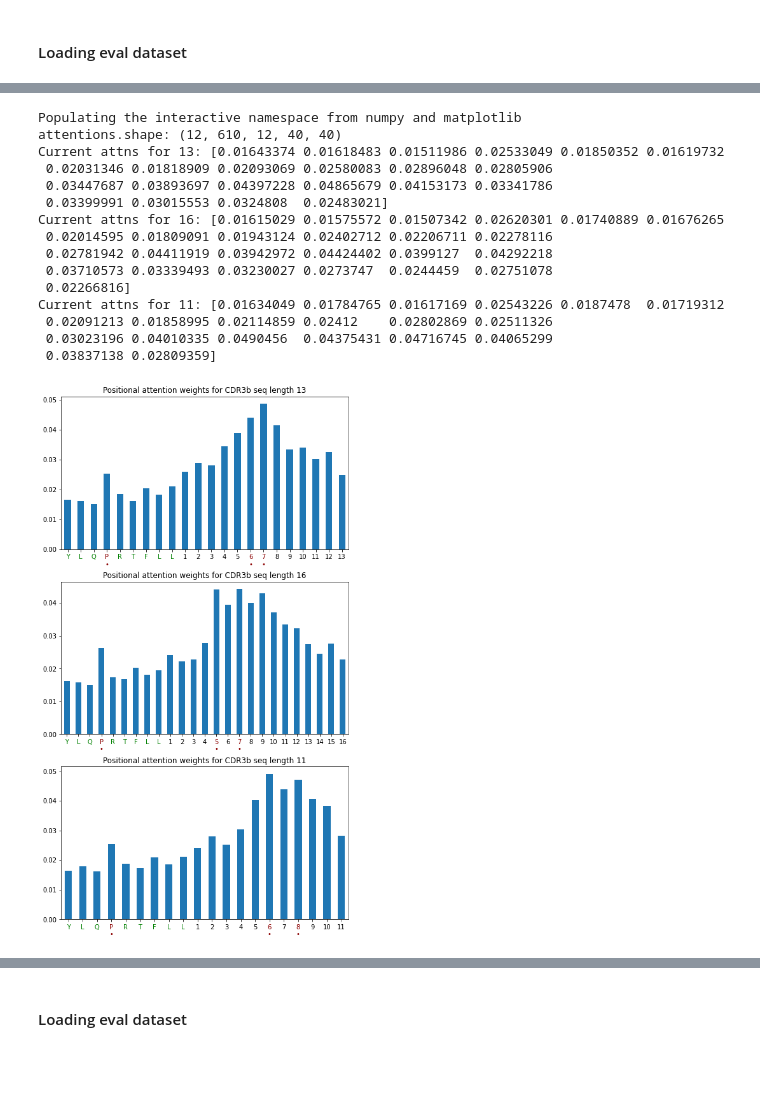
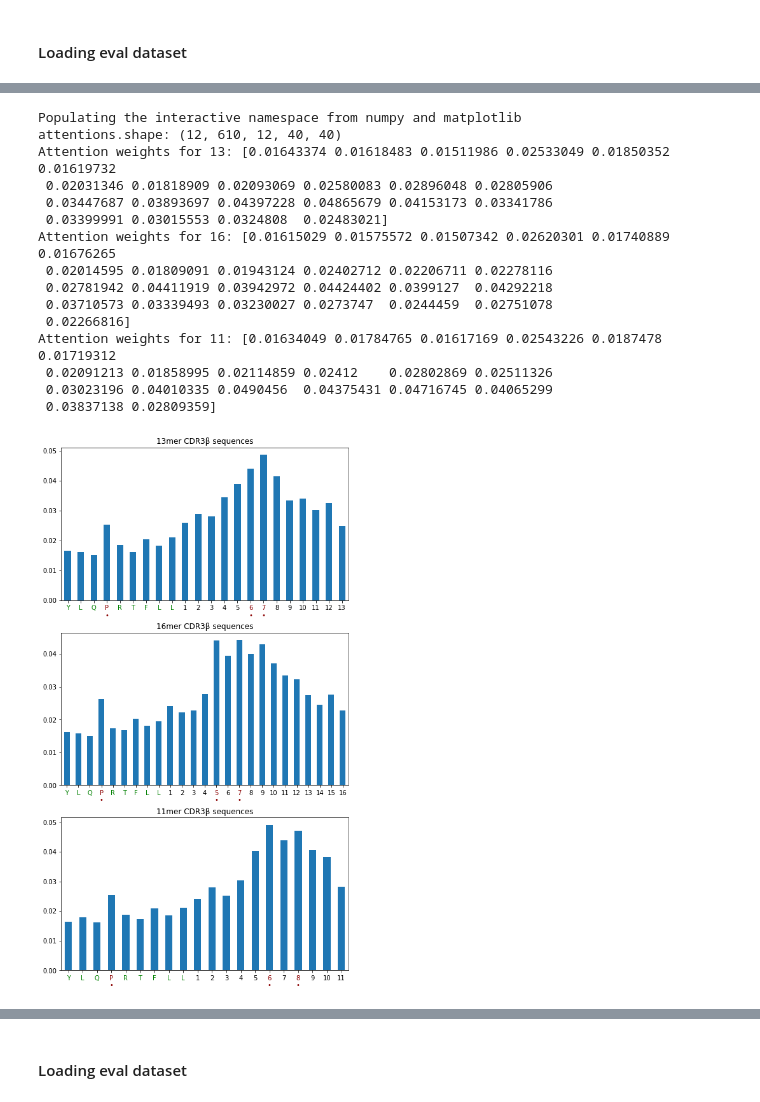
Before and after one commit to luseedbio/TCRBert, a Jupyter notebook: notebook/experiment.ipynb, the cells around one changed output, grey strips where cells are left out. Saved outputs shown, nothing was run; the diff lists cells and outputs as text; code cells hidden in the pictures; blank space fills up the shorter version.

```diff
--- a/notebook/exp1.ipynb
+++ b/notebook/experiment.ipynb
@@ -434,7 +415,8 @@ lens = np.array(lens)
 cnts = np.array(cnts)
 ax = sns.barplot(x=lens, y=cnts, color='blue')
 ax.set_title('Length distribution of postives')
-ax.set_xlabel('Length')
+ax.set_xlabel('CDR3β sequence length')
+ax.set_ylabel('# of positives')
 
 # Select target indices by cdr3b sequence lenghts
 target_index_map = OrderedDict()
@@ -502,21 +451,0 @@ seq2logo = '/home/hym/trunk/seq2logo/Seq2Logo.py'
-# %%
-import numpy as np
-from tcrbert.dataset import CN
-from tcrbert.bioseq import write_fa
-
-
-for cur_len, cur_indices in target_index_map.items():
-    seqs = sh_df[CN.cdr3b].values[cur_indices]
-    print('Target CDR3b sequences for %s: %s(%s)' % (cur_len, seqs, len(seqs)))
-    fn_fa = '%s/%s/%s.cdr3b_%s.fa' % (outdir, exp_key, sh_ds.name, cur_len)
-    print('Writing target_cdr3b seqs to %s' % fn_fa)
-    write_fa(fn_fa, seqs)
-
-    fn_logo = fn_fa.replace('.fa', '_logo')
-    cmd = '%s -I 1 -f %s -o %s --format PDF' % (seq2logo, fn_fa, fn_logo)
-    print('Generating Seq2Logo: %s' % cmd)
-    !$cmd
-
-# Show seq logo for MSA of cdr3b seqs
-# image = img.imread(fn_fa.replace('fa', 'jpeg'))
-# plt.imshow(image)
@@ -567,10 +482,10 @@ for i, (cur_len, cur_indices) in enumerate(target_index_map.items()):
 
     # Position-wise marginal attentions by mean
     attns = np.mean(attns, axis=(0, 1, 2, 3))[1:sent_len+1]
-    print('Current attns for %s: %s' % (cur_len, attns))
+    print('Attention weights for %s: %s' % (cur_len, attns))
 
     ax = pd.Series(attns).plot(kind='bar', ax=axes[i], rot=0)
-    ax.set_title('Positional attention weights for CDR3b seq length %s' % cur_len)
+    ax.set_title('%smer CDR3β sequences' % cur_len)
 
     ticks = list(epitope) + list(range(1, cur_len + 1))
     mark_ratio = 0.1
@@ -580,34 +495,34 @@ for i, (cur_len, cur_indices) in enumerate(target_index_map.items()):
         if rank < (epitope_len*mark_ratio):
             ticks[pos] = '%s\n•' % (ticks[pos])
             mark_pos.append(pos)
 
     for rank, pos in enumerate(np.argsort(attns[epitope_len:])[::-1]):
         if rank < (tcr_len*mark_ratio):
             ticks[epitope_len+pos] = '%s\n•' % (ticks[epitope_len+pos])
             mark_pos.append(epitope_len+pos)
 
     ax.set_xticklabels(ticks)
     for i, tick in enumerate(ax.get_xticklabels()):
         if i < epitope_len:
             tick.set_color('green')
         else:
             tick.set_color('black')
         if i in mark_pos:
             tick.set_color('darkred')
 # %% [output]
 Populating the interactive namespace from numpy and matplotlib
 attentions.shape: (12, 610, 12, 40, 40)
-Current attns for 13: [0.01643374 0.01618483 0.01511986 0.02533049 0.01850352 0.01619732
+Attention weights for 13: [0.01643374 0.01618483 0.01511986 0.02533049 0.01850352 0.01619732
  0.02031346 0.01818909 0.02093069 0.02580083 0.02896048 0.02805906
  0.03447687 0.03893697 0.04397228 0.04865679 0.04153173 0.03341786
  0.03399991 0.03015553 0.0324808  0.02483021]
-Current attns for 16: [0.01615029 0.01575572 0.01507342 0.02620301 0.01740889 0.01676265
+Attention weights for 16: [0.01615029 0.01575572 0.01507342 0.02620301 0.01740889 0.01676265
  0.02014595 0.01809091 0.01943124 0.02402712 0.02206711 0.02278116
  0.02781942 0.04411919 0.03942972 0.04424402 0.0399127  0.04292218
  0.03710573 0.03339493 0.03230027 0.0273747  0.0244459  0.02751078
  0.02266816]
-Current attns for 11: [0.01634049 0.01784765 0.01617169 0.02543226 0.0187478  0.01719312
+Attention weights for 11: [0.01634049 0.01784765 0.01617169 0.02543226 0.0187478  0.01719312
  0.02091213 0.01858995 0.02114859 0.02412    0.02802869 0.02511326
  0.03023196 0.04010335 0.0490456  0.04375431 0.04716745 0.04065299
  0.03837138 0.02809359]
-[figure, old version]
+[figure, new version]
```
Also changed, not shown: parts of 44 cells of this notebook, 7 other files.
